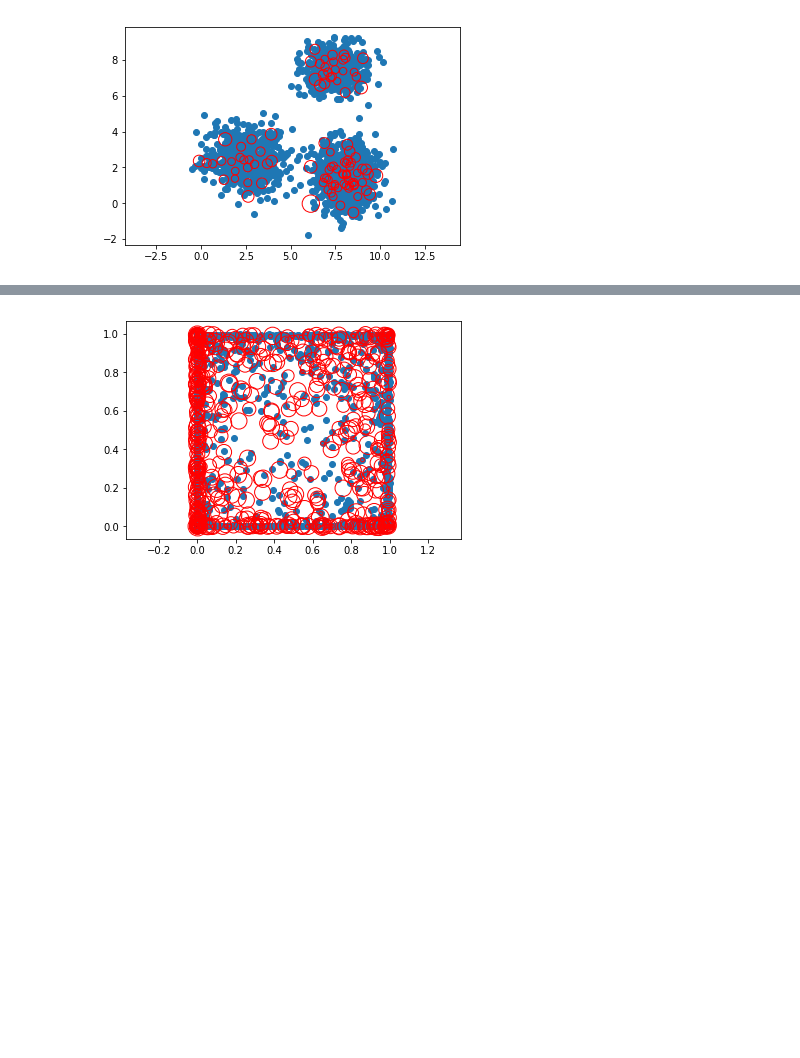
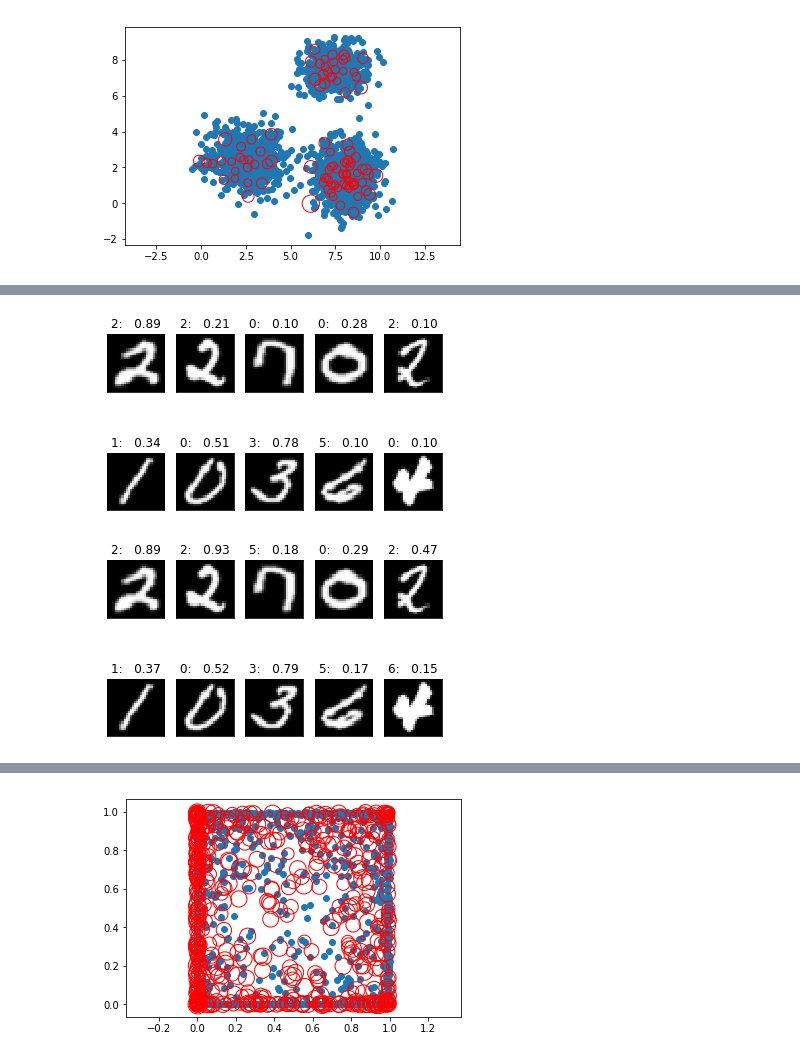
Before and after one commit to AlexMeinke/certified-certain-uncertainty, a Jupyter notebook: GMM.ipynb, the cells around one changed output, grey strips where cells are left out. Saved outputs shown, nothing was run; the diff lists cells and outputs as text; code cells hidden in the pictures; blank space fills up the shorter version.

```diff
--- a/GMM.ipynb
+++ b/GMM.ipynb
@@ -368,6 +369,6 @@ model = Net(base_model, X_MNIST, 700).to(device)
 # %%
-data = enumerate(test_loader).__next__()[1][0]
-y = base_model(data.to(device))
+data = enumerate(EMNIST_test_loader_digits).__next__()[1][0]
+y = model(data.to(device))
 
 for i in range(10):
     plt.subplot(2,5,i+1)
@@ -375,3 +376,13 @@ for i in range(10):
     plt.imshow(data[i].squeeze(), cmap='gray', interpolation='none')
     plt.xticks([])
     plt.yticks([])
+plt.show()
+
+y = base_model(data.to(device))
+for i in range(10):
+    plt.subplot(2,5,i+1)
+    plt.title(str(y.argmax(1)[i].item()) + ":   %.2f" % y[i].max().exp().item())
+    plt.imshow(data[i].squeeze(), cmap='gray', interpolation='none')
+    plt.xticks([])
+    plt.yticks([])
+plt.show()
@@ -380 +415,24 @@ for i in range(10):
+# %%
+#data = enumerate(EMNIST_test_loader_digits).__next__()[1][0]
+y = model(data.to(device))
+
+for i in range(10):
+    plt.subplot(2,5,i+1)
+    plt.title(str(y.argmax(1)[i].item()) + ":   %.2f" % y[i].max().exp().item())
+    plt.imshow(data[i].squeeze(), cmap='gray', interpolation='none')
+    plt.xticks([])
+    plt.yticks([])
+plt.show()
+
+y = base_model(data.to(device))
+for i in range(10):
+    plt.subplot(2,5,i+1)
+    plt.title(str(y.argmax(1)[i].item()) + ":   %.2f" % y[i].max().exp().item())
+    plt.imshow(data[i].squeeze(), cmap='gray', interpolation='none')
+    plt.xticks([])
+    plt.yticks([])
+plt.show()
+# %% [output]
+[figure, added]
+[figure, added]
 # %%
```
Also changed, not shown: parts of 16 cells of this notebook.
